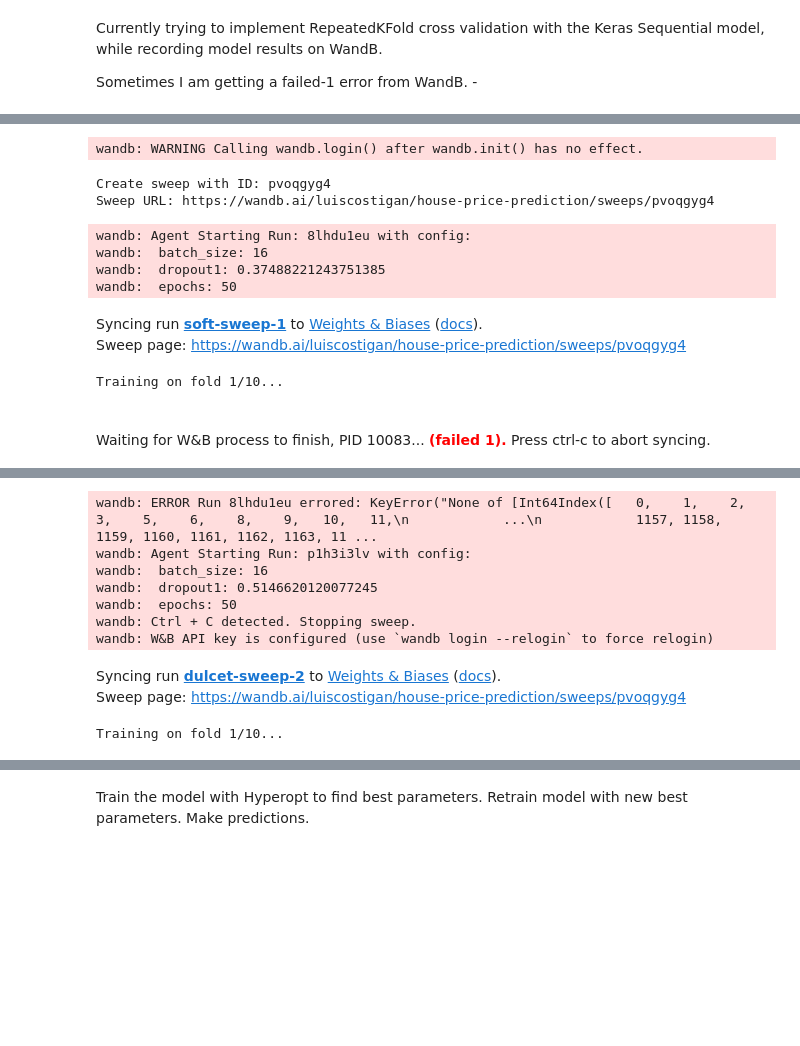
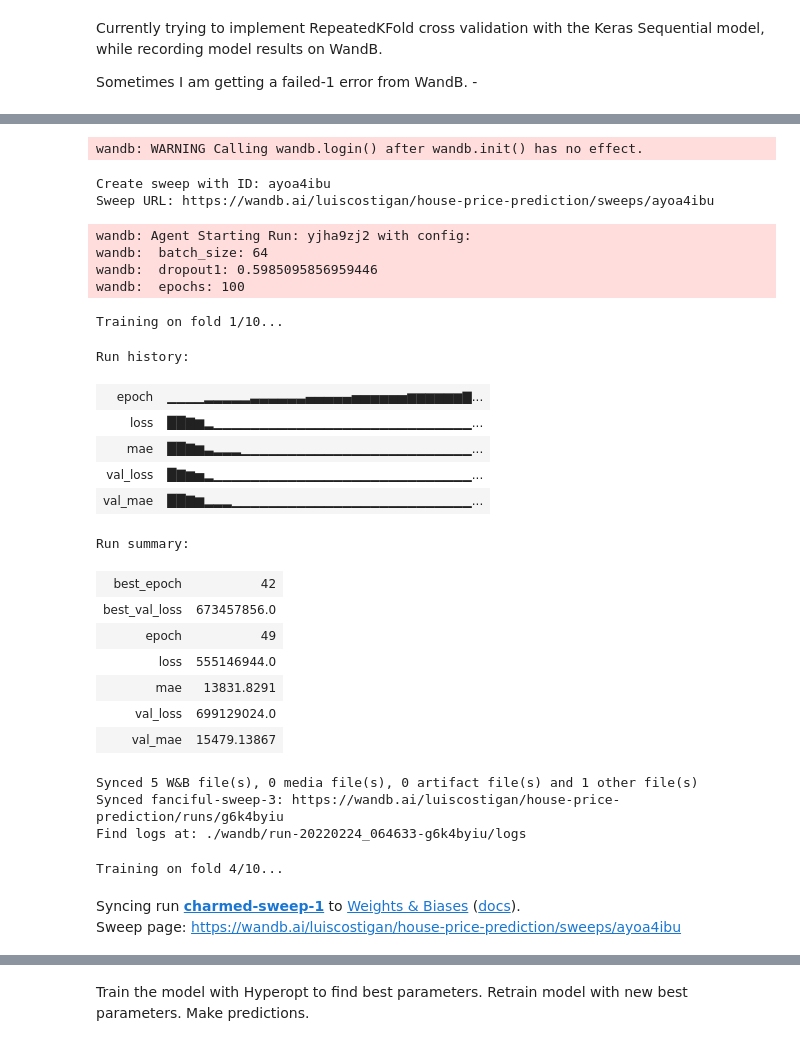
Before and after one commit to valencia21/data-science-projects, a Jupyter notebook: house-price-prediction/Models/tensorflow/tf_model_wrangling.ipynb, the cells around one changed output, grey strips where cells are left out. Saved outputs shown, nothing was run; the diff lists cells and outputs as text; code cells hidden in the pictures; blank space fills up the shorter version.

Commit message:
Model edits

```diff
--- a/house-price-prediction/Models/tensorflow/tf_model_wrangling.ipynb
+++ b/house-price-prediction/Models/tensorflow/tf_model_wrangling.ipynb
@@ -33,7 +32,7 @@ def create_model():
     model = Sequential()
     model.add(Dense(64, input_dim=X_train.shape[1], activation='relu'))
     model.add(Dense(512, activation='relu'))
-    model.add(Dropout(config.dropout1))
+    model.add(Dropout(wandb.config.dropout1))
     model.add(Dense(512, activation='relu'))
     model.add(Dense(1))
     model.compile(optimizer='rmsprop', loss="mse", metrics=["mae"])
@@ -43,6 +42,6 @@ def create_model():
 from sklearn.model_selection import RepeatedKFold
 
 # Instantiate the validator, have it spit out the indices, generate batches from the indices, and feed those batches to the model.
-rkf = RepeatedKFold(n_splits=10, n_repeats=5)
+rkf = RepeatedKFold(n_splits=5, n_repeats=2)
 rkf.get_n_splits(X_train, y_train)
 # %% [output]
@@ -80,34 +72,47 @@ sweep_config = {
   }
 }
 
-keras_sequential_sweep_1 = wandb.sweep(sweep_config, project="house-price-prediction", entity="luiscostigan")
+config_defaults = {
+  "dropout1": 0.5,
+  "epochs": 50,
+  "batch_size": 64
+}
 
 def train():
 
-  with wandb.init() as run:
-    config = wandb.config
+  # Go through each split, and get the index number for each (currently 50, 10 x 5 repeated k-fold)
+  for index, (train_indices, val_indices) in enumerate(rkf.split(X_train, y_train)):
+    print("Training on fold " + str(index+1) + "/10...")
 
-    for index, (train_indices, val_indices) in enumerate(rkf.split(X_train, y_train)):
-      print("Training on fold " + str(index+1) + "/10...")
+    # With the current session in WandB
+    with wandb.init(config=config_defaults) as run:
 
       # Generate batches from indices
-      xtrain, xval = X_train[train_indices], X_train[val_indices]
+      xtrain, xval = X_train.values[train_indices], X_train.values[val_indices]
       ytrain, yval = y_train[train_indices], y_train[val_indices]
 
+      # Recreate the model each time for each new batch
+      model = None # Not sure if this step is necessary
       model = create_model()
 
+      # Fit model on new batches
       model.fit(
         np.asarray(xtrain),
         ytrain,
-        epochs=config.epochs,
-        batch_size=config.batch_size,
+        epochs=wandb.config.epochs,
+        batch_size=wandb.config.batch_size,
         verbose=0,
         callbacks=[WandbCallback()],
         validation_data=(np.asarray(xval),yval)
         )
 
+      # Generate data for each
       test_mse_score, test_mae_score = model.evaluate(np.asarray(xval), yval, callbacks=[WandbCallback()])
 
-count = 10
+# Am I aggregating RepeatedKFold results properly? What is the correct process for this?
+
+keras_sequential_sweep_1 = wandb.sweep(sweep_config, project="house-price-prediction", entity="luiscostigan")
+
+count = 3
 wandb.agent(keras_sequential_sweep_1, function=train, count=count)
 # %% [output]
@@ -114,11 +120,28 @@ wandb.agent(keras_sequential_sweep_1, function=train, count=count)
 wandb: WARNING Calling wandb.login() after wandb.init() has no effect.
-Create sweep with ID: pvoqgyg4
-Sweep URL: https://wandb.ai/luiscostigan/house-price-prediction/sweeps/pvoqgyg4
+Create sweep with ID: ayoa4ibu
+Sweep URL: https://wandb.ai/luiscostigan/house-price-prediction/sweeps/ayoa4ibu
-wandb: Agent Starting Run: 8lhdu1eu with config:
-wandb:  batch_size: 16
-wandb:  dropout1: 0.37488221243751385
-wandb:  epochs: 50
+wandb: Agent Starting Run: yjha9zj2 with config:
+wandb:  batch_size: 64
+wandb:  dropout1: 0.5985095856959446
+wandb:  epochs: 100
-Syncing run soft-sweep-1 to Weights & Biases (docs).
-Sweep page: https://wandb.ai/luiscostigan/house-price-prediction/sweeps/pvoqgyg4
 Training on fold 1/10...
+Run history:
+| epoch | ▁▁▁▁▂▂▂▂▂▃▃▃▃▃▃▄▄▄▄▄▅▅▅▅▅▅▆▆▆▆▆▆▇... |
+| loss | ██▇▆▂▁▁▁▁▁▁▁▁▁▁▁▁▁▁▁▁▁▁▁▁▁▁▁▁▁▁▁▁... |
+| mae | ██▇▆▃▂▂▂▁▁▁▁▁▁▁▁▁▁▁▁▁▁▁▁▁▁▁▁▁▁▁▁▁... |
+| val_loss | █▇▆▅▂▁▁▁▁▁▁▁▁▁▁▁▁▁▁▁▁▁▁▁▁▁▁▁▁▁▁▁▁... |
+| val_mae | ██▇▆▂▂▂▁▁▁▁▁▁▁▁▁▁▁▁▁▁▁▁▁▁▁▁▁▁▁▁▁▁... |
+Run summary:
+| best_epoch | 42 |
+| best_val_loss | 673457856.0 |
+| epoch | 49 |
+| loss | 555146944.0 |
+| mae | 13831.8291 |
+| val_loss | 699129024.0 |
+| val_mae | 15479.13867 |
+Synced 5 W&B file(s), 0 media file(s), 0 artifact file(s) and 1 other file(s)
+Synced fanciful-sweep-3: https://wandb.ai/luiscostigan/house-price-prediction/runs/g6k4byiu
+Find logs at: ./wandb/run-20220224_064633-g6k4byiu/logs
+Training on fold 4/10...
-Waiting for W&B process to finish, PID 10083... (failed 1). Press ctrl-c to abort syncing.
+Syncing run charmed-sweep-1 to Weights & Biases (docs).
+Sweep page: https://wandb.ai/luiscostigan/house-price-prediction/sweeps/ayoa4ibu
@@ -126,10 +147,0 @@ Waiting for W&B process to finish, PID 10083... (failed 1). Press ctrl-c to abor
-wandb: ERROR Run 8lhdu1eu errored: KeyError("None of [Int64Index([   0,    1,    2,    3,    5,    6,    8,    9,   10,   11,\n            ...\n            1157, 1158, 1159, 1160, 1161, 1162, 1163, 11 ...
-wandb: Agent Starting Run: p1h3i3lv with config:
-wandb:  batch_size: 16
-wandb:  dropout1: 0.5146620120077245
-wandb:  epochs: 50
-wandb: Ctrl + C detected. Stopping sweep.
-wandb: W&B API key is configured (use `wandb login --relogin` to force relogin)
-Syncing run dulcet-sweep-2 to Weights & Biases (docs).
-Sweep page: https://wandb.ai/luiscostigan/house-price-prediction/sweeps/pvoqgyg4
-Training on fold 1/10...
```
Also changed, not shown: parts of 6 cells of this notebook.
